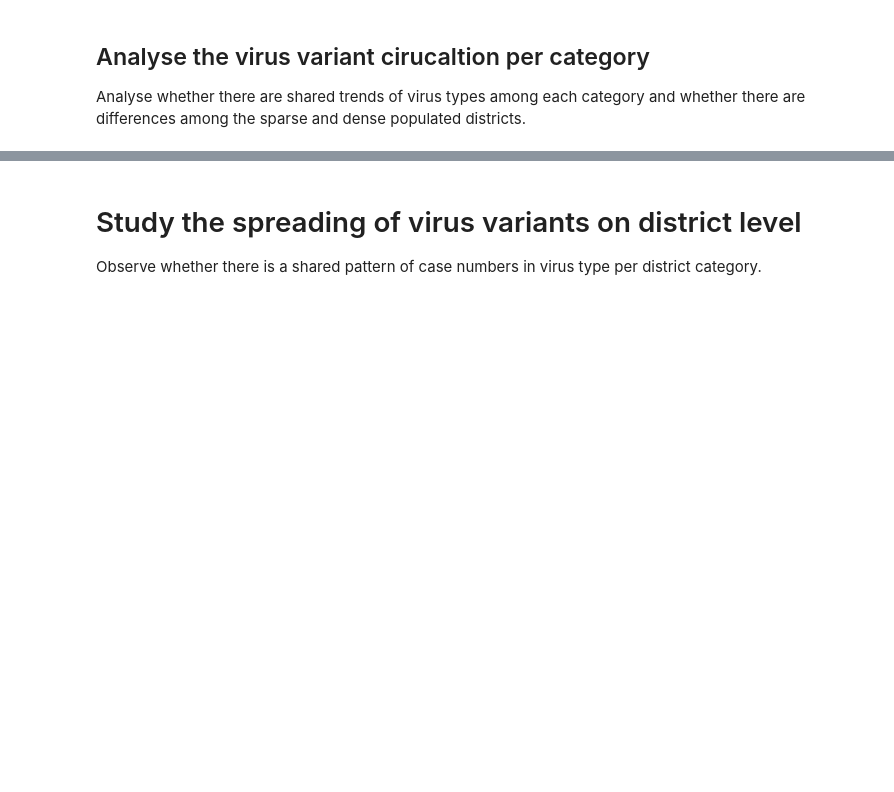
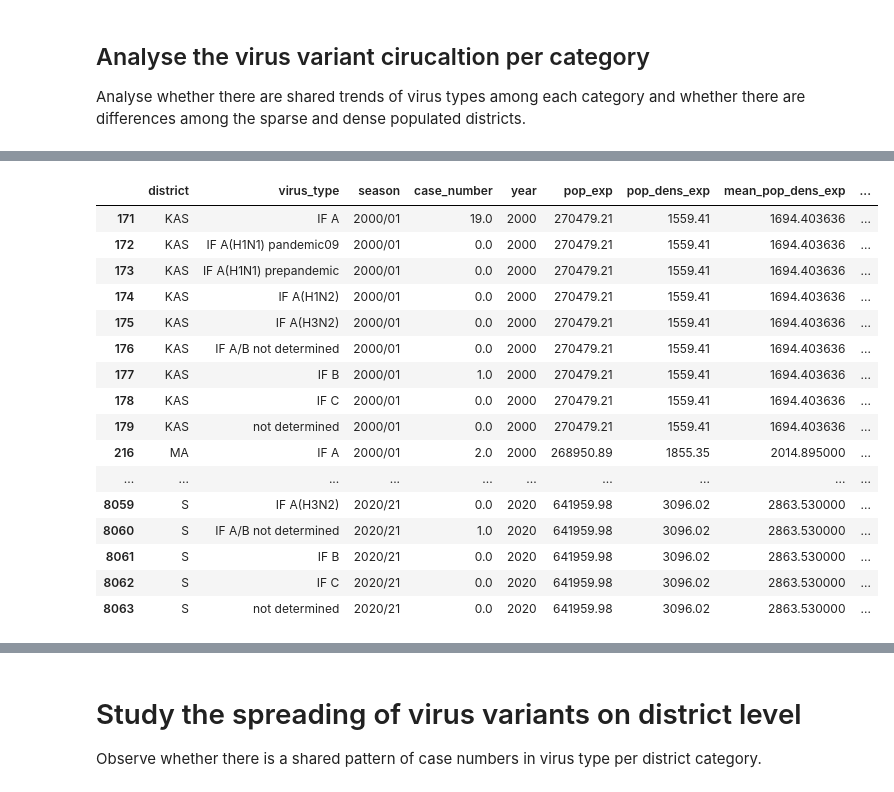
Before and after one commit to ChiaraBecht/programming_1_influenza, a Jupyter notebook: analysis/Final_assignment_Data_Analysis.ipynb, the cells around one changed output, grey strips where cells are left out. Cells and saved outputs as stored; diff of their text form; code cells hidden in the pictures; blank space fills up the shorter version.

```diff
--- a/analysis/Final_assignment_Data_Analysis.ipynb
+++ b/analysis/Final_assignment_Data_Analysis.ipynb
@@ -476,0 +522,3 @@ Name: dem_dim, dtype: bool
+# %%
+yl = [2000, 2020]
+df_dis[(df_dis.dem_dim == 'urban') & (df_dis.year.isin(yl))]
@@ -882,9 +911,7 @@ The plan was to conduct smoothing to compare whether there are significant diffe
 # %%
-# Trying to smooth stuff out with forming avereages
-df_filtered_vt['dem_dim'] = pd.cut(df_filtered_vt['pop_dens_exp'], bins=[0, 150, 300, 500, 1500, float('Inf')],
+# add the category column to the dataset
+df_dis_vt['dem_dim'] = pd.cut(df_dis_vt['mean_pop_dens_exp'], bins=[0, 150, 300, 500, 1500, float('Inf')],
                                        labels=['sparse', 'rural', 'subrural', 'suburban', 'urban'])
 
-filtered_cat = df_filtered_vt[['virus_type', 'district', 'dem_dim', 'case_number', 'year']].groupby(['year', 'dem_dim']).agg({'case_number':['min','max','mean']}).reset_index()
-filtered_cat.columns = ["year", "dem_dim", "min", "mean", "max"]
-filtered_cat
+df_dis_vt.isnull().sum()
 # %% [output]
@@ -966,0 +930,20 @@ show(p10)
+# %%
+df_dis_vt[(df_dis_vt.dem_dim == 'urban') & (df_dis_vt.year.isin(yl))]
+# %% [output]
+|  | district | virus_type | season | case_number | year | pop_exp | pop_dens_exp | mean_pop_dens_exp | ... |
+| 171 | KAS | IF A | 2000/01 | 19.0 | 2000 | 270479.21 | 1559.41 | 1694.403636 | ... |
+| 172 | KAS | IF A(H1N1) pandemic09 | 2000/01 | 0.0 | 2000 | 270479.21 | 1559.41 | 1694.403636 | ... |
+| 173 | KAS | IF A(H1N1) prepandemic | 2000/01 | 0.0 | 2000 | 270479.21 | 1559.41 | 1694.403636 | ... |
+| 174 | KAS | IF A(H1N2) | 2000/01 | 0.0 | 2000 | 270479.21 | 1559.41 | 1694.403636 | ... |
+| 175 | KAS | IF A(H3N2) | 2000/01 | 0.0 | 2000 | 270479.21 | 1559.41 | 1694.403636 | ... |
+| 176 | KAS | IF A/B not determined | 2000/01 | 0.0 | 2000 | 270479.21 | 1559.41 | 1694.403636 | ... |
+| 177 | KAS | IF B | 2000/01 | 1.0 | 2000 | 270479.21 | 1559.41 | 1694.403636 | ... |
+| 178 | KAS | IF C | 2000/01 | 0.0 | 2000 | 270479.21 | 1559.41 | 1694.403636 | ... |
+| 179 | KAS | not determined | 2000/01 | 0.0 | 2000 | 270479.21 | 1559.41 | 1694.403636 | ... |
+| 216 | MA | IF A | 2000/01 | 2.0 | 2000 | 268950.89 | 1855.35 | 2014.895000 | ... |
+| ... | ... | ... | ... | ... | ... | ... | ... | ... | ... |
+| 8059 | S | IF A(H3N2) | 2020/21 | 0.0 | 2020 | 641959.98 | 3096.02 | 2863.530000 | ... |
+| 8060 | S | IF A/B not determined | 2020/21 | 1.0 | 2020 | 641959.98 | 3096.02 | 2863.530000 | ... |
+| 8061 | S | IF B | 2020/21 | 0.0 | 2020 | 641959.98 | 3096.02 | 2863.530000 | ... |
+| 8062 | S | IF C | 2020/21 | 0.0 | 2020 | 641959.98 | 3096.02 | 2863.530000 | ... |
+| 8063 | S | not determined | 2020/21 | 0.0 | 2020 | 641959.98 | 3096.02 | 2863.530000 | ... |
```
Also changed, not shown: parts of 23 cells of this notebook.
